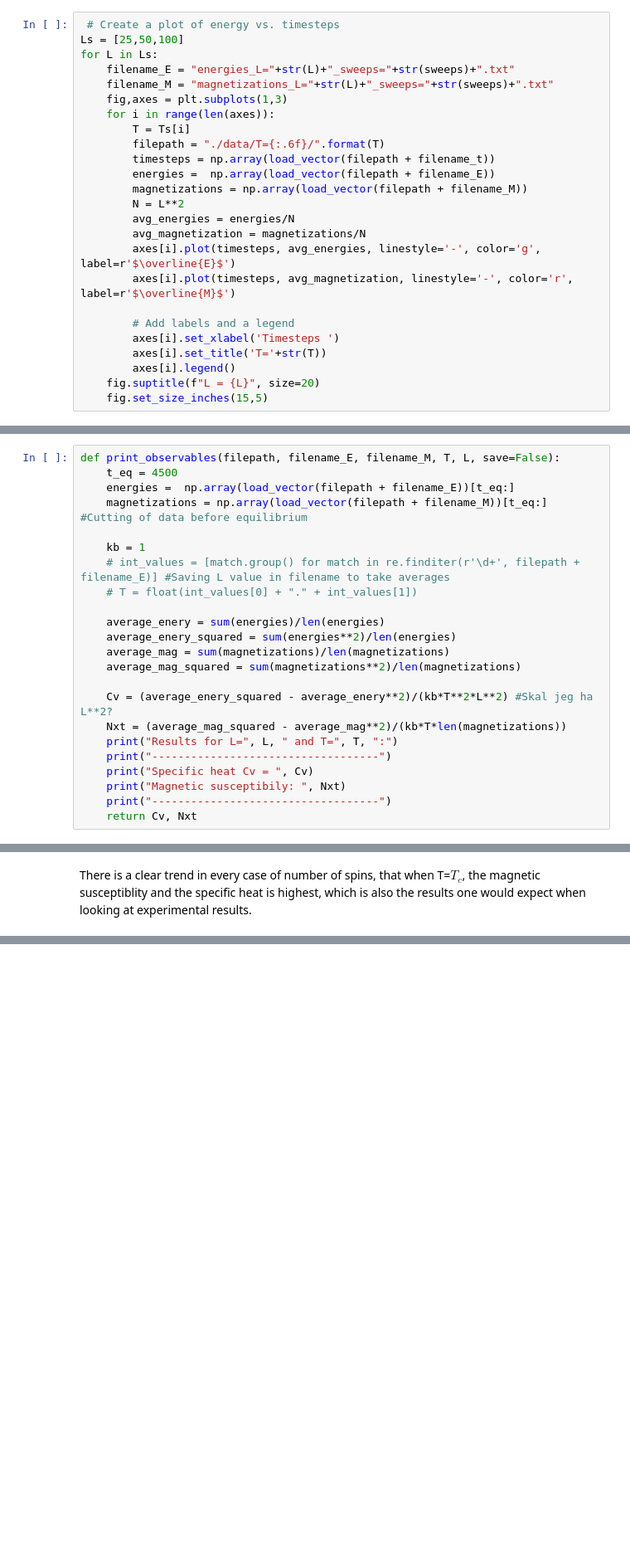
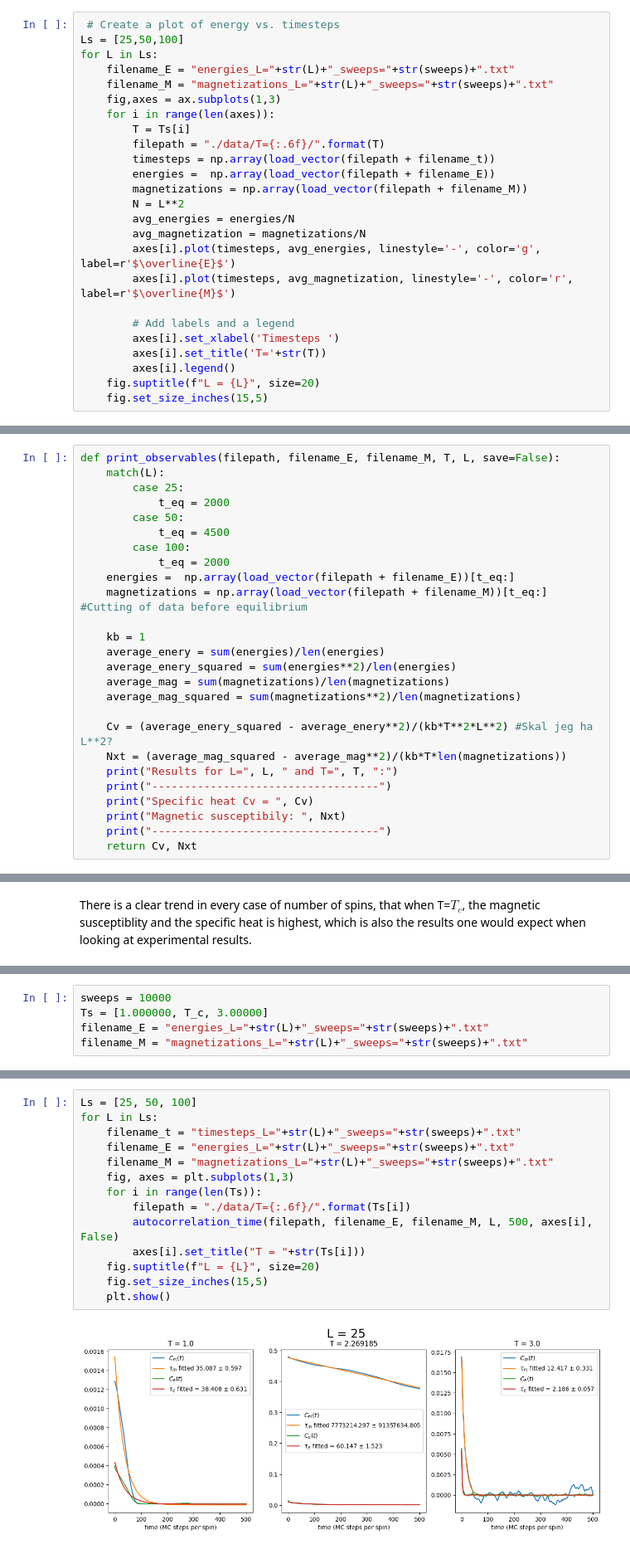
Before and after one commit to ivergro/Soft-Matter-Physics, a Jupyter notebook: Exercise_6_IM/results.ipynb, the cells around one changed output, grey strips where cells are left out. Shown at 83% size. Drawn from its saved outputs; the diff is of its cells as text; blank space fills up the shorter version.

```diff
--- a/Exercise_6_IM/results.ipynb
+++ b/Exercise_6_IM/results.ipynb
@@ -40,7 +39,7 @@ Ls = [25,50,100]
 for L in Ls:
     filename_E = "energies_L="+str(L)+"_sweeps="+str(sweeps)+".txt"
     filename_M = "magnetizations_L="+str(L)+"_sweeps="+str(sweeps)+".txt"
-    fig,axes = plt.subplots(1,3)
+    fig,axes = ax.subplots(1,3)
     for i in range(len(axes)):
         T = Ts[i]
         filepath = "./data/T={:.6f}/".format(T)
@@ -82,14 +81,17 @@ filename_E = "energies_L="+str(L)+"_sweeps="+str(sweeps)+".txt"
 filename_M = "magnetizations_L="+str(L)+"_sweeps="+str(sweeps)+".txt"
 # %%
 def print_observables(filepath, filename_E, filename_M, T, L, save=False):
-    t_eq = 4500
+    match(L):
+        case 25:
+            t_eq = 2000
+        case 50:
+            t_eq = 4500
+        case 100:
+            t_eq = 2000
     energies =  np.array(load_vector(filepath + filename_E))[t_eq:]
     magnetizations = np.array(load_vector(filepath + filename_M))[t_eq:] #Cutting of data before equilibrium
 
     kb = 1
-    # int_values = [match.group() for match in re.finditer(r'\d+', filepath + filename_E)] #Saving L value in filename to take averages
-    # T = float(int_values[0] + "." + int_values[1])
-
     average_enery = sum(energies)/len(energies)
     average_enery_squared = sum(energies**2)/len(energies)
     average_mag = sum(magnetizations)/len(magnetizations)
@@ -135,0 +148,5 @@ There is a clear trend in every case of number of spins, that when T=$T_c$, the
+# %%
+sweeps = 10000
+Ts = [1.000000, T_c, 3.00000]
+filename_E = "energies_L="+str(L)+"_sweeps="+str(sweeps)+".txt"
+filename_M = "magnetizations_L="+str(L)+"_sweeps="+str(sweeps)+".txt"
@@ -135,0 +211,16 @@ There is a clear trend in every case of number of spins, that when T=$T_c$, the
+# %%
+Ls = [25, 50, 100]
+for L in Ls:
+    filename_t = "timesteps_L="+str(L)+"_sweeps="+str(sweeps)+".txt"
+    filename_E = "energies_L="+str(L)+"_sweeps="+str(sweeps)+".txt"
+    filename_M = "magnetizations_L="+str(L)+"_sweeps="+str(sweeps)+".txt"
+    fig, axes = plt.subplots(1,3)
+    for i in range(len(Ts)):
+        filepath = "./data/T={:.6f}/".format(Ts[i])
+        autocorrelation_time(filepath, filename_E, filename_M, L, 500, axes[i], False)
+        axes[i].set_title("T = "+str(Ts[i]))
+    fig.suptitle(f"L = {L}", size=20)
+    fig.set_size_inches(15,5)
+    plt.show()
+# %% [output]
+[figure, added]
```
Also changed, not shown: parts of 30 cells of this notebook, 15 other files.
